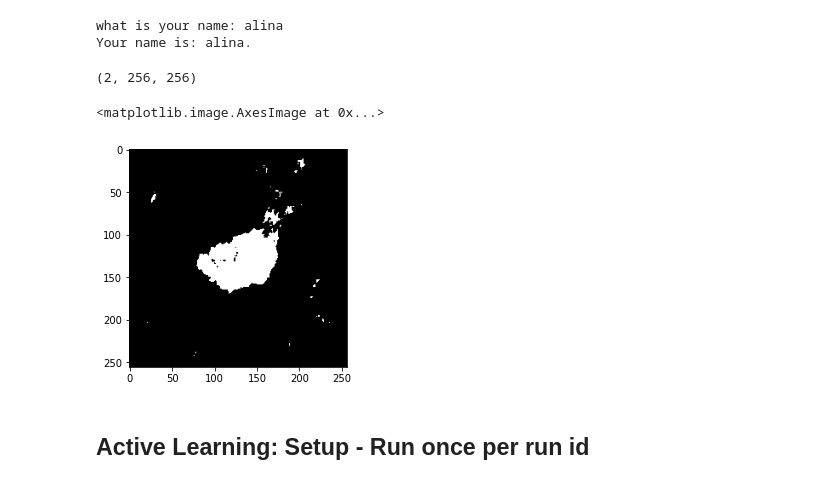
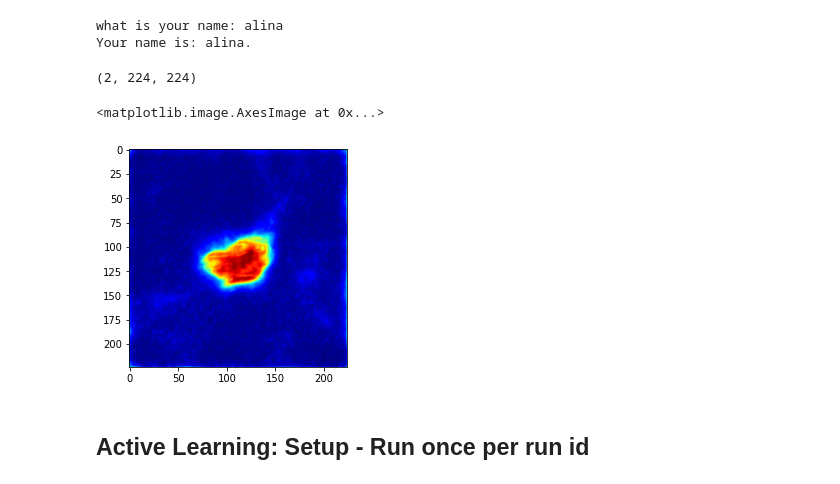
Before and after one commit to vaibhavs2854/ActiveLearningShapes, a Jupyter notebook: RemoteTesting.ipynb, the cells around one changed output. Saved outputs shown, nothing was run; the diff lists cells and outputs as text; code cells hidden in the pictures.

```diff
--- a/RemoteTesting.ipynb
+++ b/RemoteTesting.ipynb
@@ -50,26 +50,27 @@ what is your name: alina
 Your name is: alina.
 # %%
 #Tests loading an image from a directory
-im_dir = "/usr/xtmp/mammo/image_datasets/data_split_july2021/square_ROI_by_shape_segmentations/train/Oval/"
+im_dir = "/usr/xtmp/mammo/image_datasets/data_split_july2021/square_ROI_by_shape_segmentations_unbin/train/Oval/"
 #im_dir = "/usr/xtmp/vs196/mammoproj/Code/ActiveLearning/UNetSegmentations/Iter0_ff/Oval/"
 #im_dir = "/usr/xtmp/vs196/mammoproj/Code/ActiveLearning/AllOracleRuns/Run_11_29_a/Iter2/UNetSegmentations_C/Oval/"
 #im_dir = "/usr/xtmp/vs196/mammoproj/Code/ActiveLearning/AllOracleRuns/Run_11_29_a/Iter2/UNetSegmentations_C/Round/"
-im_dir = "/usr/xtmp/vs196/mammoproj/Code/ActiveLearning/AllOracleRuns/Run_11_24_b/Iter1/UNetSegmentations_C/Oval/"
+# im_dir = "/usr/xtmp/vs196/mammoproj/Code/ActiveLearning/AllOracleRuns/Run_11_24_b/Iter1/UNetSegmentations_C/Oval/"
 #im_dir = "/usr/xtmp/vs196/mammoproj/Code/ActiveLearning/UNetSegmentations/Iter0_ff/Round/"
 ims = ["DP_ACRF_18645_1.npy"]
-#ims = ["DP_AGCQ_94785_1.npy"]
+# im_dir = "/usr/xtmp/mammo/alina_code/shapesAL/data/AllOracleRuns/Run_01_01_a/Iter1/CorrectSegmentations/Irregular/"
+# ims = ["DP_ACHS_14816_1.npy"]
 
 for im in ims:
     path = im_dir + im;
     arr = np.load(path)
     print(arr.shape)
 
-plt.imshow(arr[1],cmap='gray')
+plt.imshow(arr[1],cmap='jet')
 #plt.show()
 # %% [output]
-(2, 256, 256)
+(2, 224, 224)
 <matplotlib.image.AxesImage at 0x...>
-[figure, old version]
+[figure, new version]
 # %% [markdown]
 ## Active Learning: Setup - Run once per run id
 # %%
```
Also changed, not shown: parts of 22 cells of this notebook, 1 other file.
